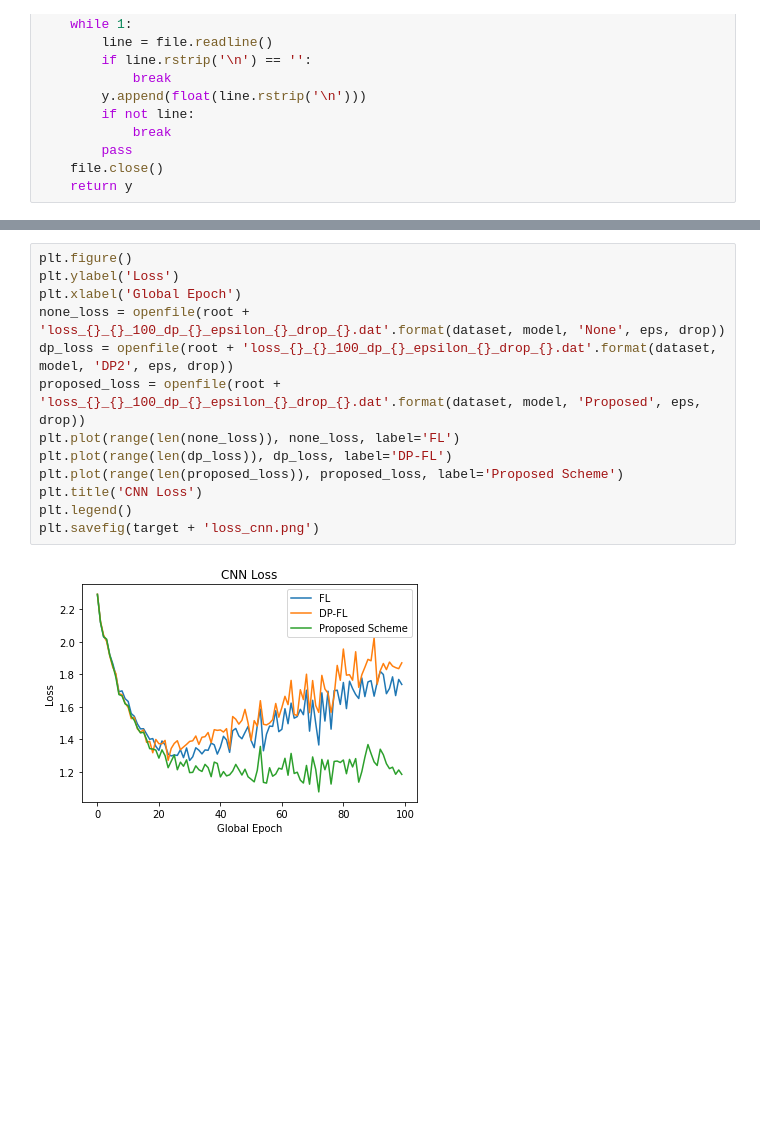
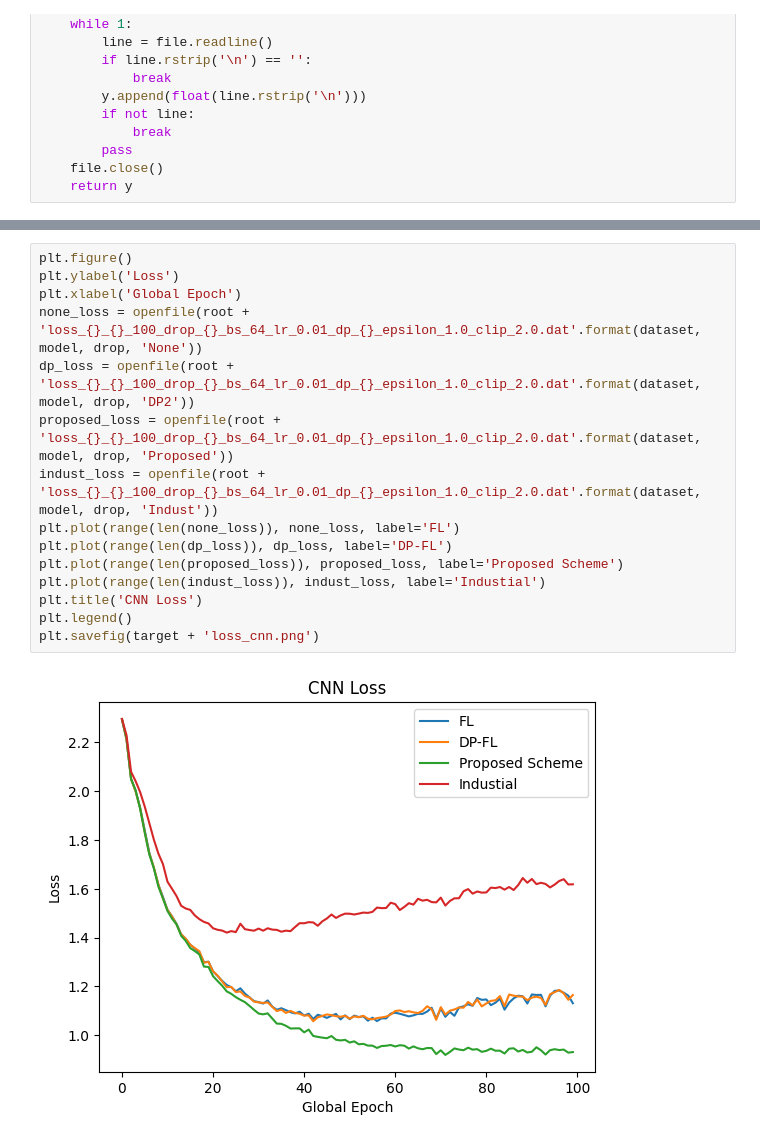
Before and after one commit to Wayne310400/DPtest, a Jupyter notebook: Differential-Privacy-Based-Federated-Learning-master/experiment/draw.ipynb, the cells around one changed output, grey strips where cells are left out. Cells and saved outputs as stored; diff of their text form; blank space fills up the shorter version.

```diff
--- a/Differential-Privacy-Based-Federated-Learning-master/experiment/draw.ipynb
+++ b/Differential-Privacy-Based-Federated-Learning-master/experiment/draw.ipynb
@@ -47,18 +51,20 @@ plt.savefig(target + 'acc_cnn.png')
 # %%
 plt.figure()
 plt.ylabel('Loss')
 plt.xlabel('Global Epoch')
-none_loss = openfile(root + 'loss_{}_{}_100_dp_{}_epsilon_{}_drop_{}.dat'.format(dataset, model, 'None', eps, drop))
-dp_loss = openfile(root + 'loss_{}_{}_100_dp_{}_epsilon_{}_drop_{}.dat'.format(dataset, model, 'DP2', eps, drop))
-proposed_loss = openfile(root + 'loss_{}_{}_100_dp_{}_epsilon_{}_drop_{}.dat'.format(dataset, model, 'Proposed', eps, drop))
+none_loss = openfile(root + 'loss_{}_{}_100_drop_{}_bs_64_lr_0.01_dp_{}_epsilon_1.0_clip_2.0.dat'.format(dataset, model, drop, 'None'))
+dp_loss = openfile(root + 'loss_{}_{}_100_drop_{}_bs_64_lr_0.01_dp_{}_epsilon_1.0_clip_2.0.dat'.format(dataset, model, drop, 'DP2'))
+proposed_loss = openfile(root + 'loss_{}_{}_100_drop_{}_bs_64_lr_0.01_dp_{}_epsilon_1.0_clip_2.0.dat'.format(dataset, model, drop, 'Proposed'))
+indust_loss = openfile(root + 'loss_{}_{}_100_drop_{}_bs_64_lr_0.01_dp_{}_epsilon_1.0_clip_2.0.dat'.format(dataset, model, drop, 'Indust'))
 plt.plot(range(len(none_loss)), none_loss, label='FL')
 plt.plot(range(len(dp_loss)), dp_loss, label='DP-FL')
 plt.plot(range(len(proposed_loss)), proposed_loss, label='Proposed Scheme')
+plt.plot(range(len(indust_loss)), indust_loss, label='Industial')
 plt.title('CNN Loss')
 plt.legend()
 plt.savefig(target + 'loss_cnn.png')
 # %% [output]
-[figure, old version]
+[figure, new version]
 # %%
 plt.figure()
 plt.ylabel('Accuracy')
```
Also changed, not shown: parts of 8 cells of this notebook, 4 other files.
